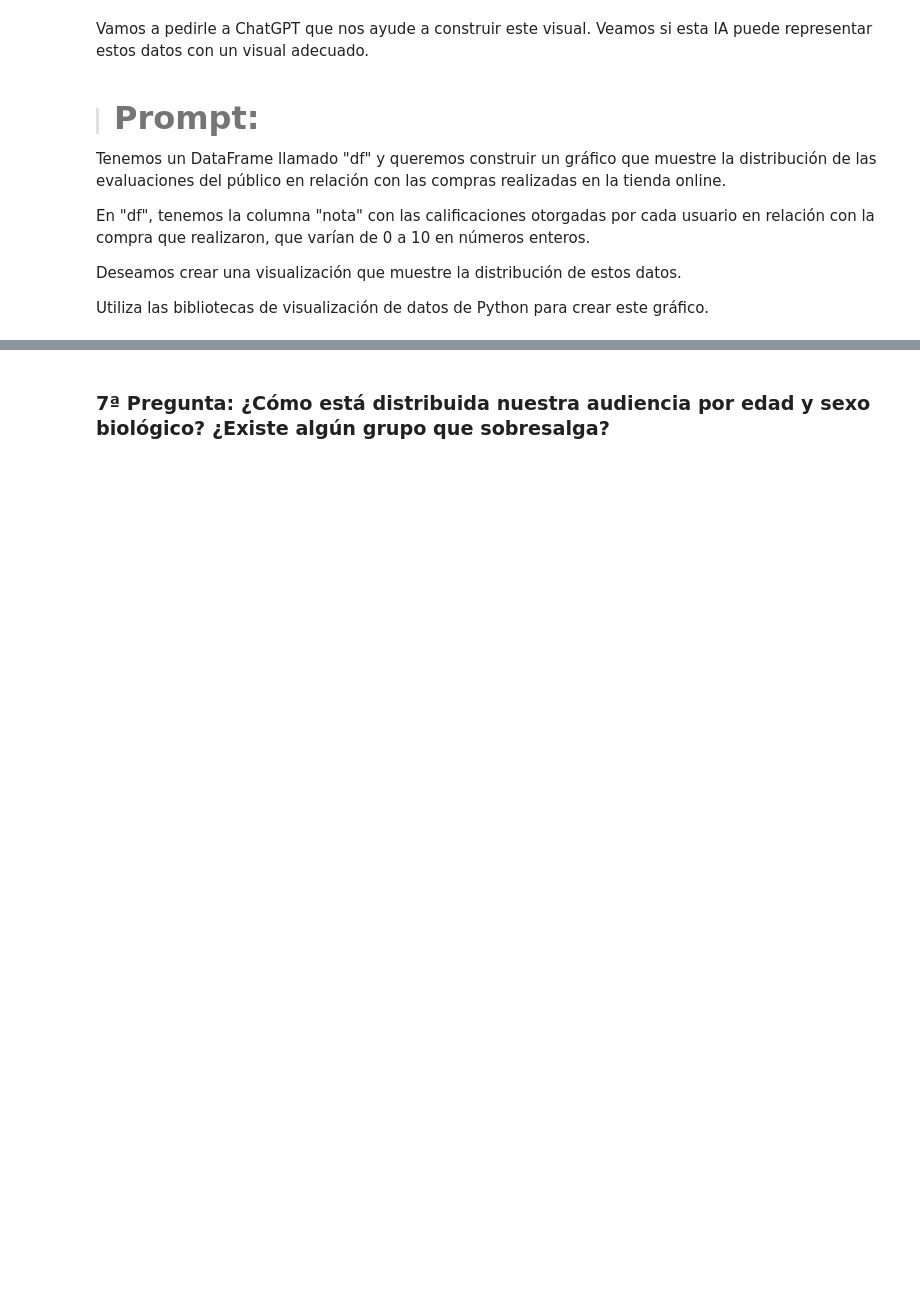
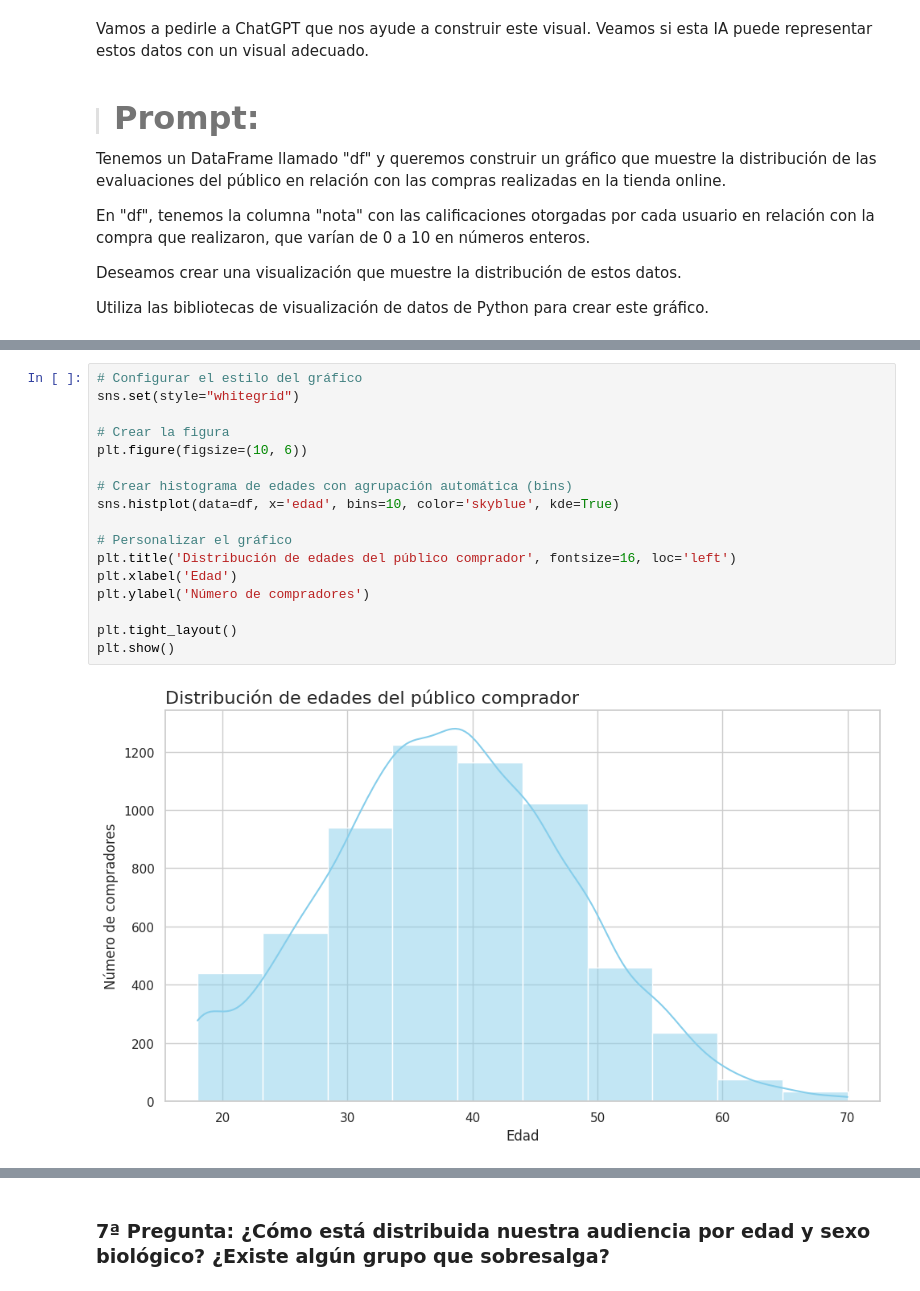
Before and after one commit to JLuceroVasquez/ia-aplicada-a-data-science-construccion-de-visualizaciones, a Jupyter notebook: IA_aplicada_a_ciencia_de_datos.ipynb, the cells around one changed output, grey strips where cells are left out. Cells and saved outputs as stored; diff of their text form; blank space fills up the shorter version.

```diff
--- a/IA_aplicada_a_ciencia_de_datos.ipynb
+++ b/IA_aplicada_a_ciencia_de_datos.ipynb
@@ -953,0 +1033,19 @@ Una vez más, no necesitamos especificar directamente el tipo de gráfico, ya qu
+# %%
+# Configurar el estilo del gráfico
+sns.set(style="whitegrid")
+
+# Crear la figura
+plt.figure(figsize=(10, 6))
+
+# Crear histograma de edades con agrupación automática (bins)
+sns.histplot(data=df, x='edad', bins=10, color='skyblue', kde=True)
+
+# Personalizar el gráfico
+plt.title('Distribución de edades del público comprador', fontsize=16, loc='left')
+plt.xlabel('Edad')
+plt.ylabel('Número de compradores')
+
+plt.tight_layout()
+plt.show()
+# %% [output]
+[figure, added]
```
Also changed, not shown: parts of 11 cells of this notebook.
